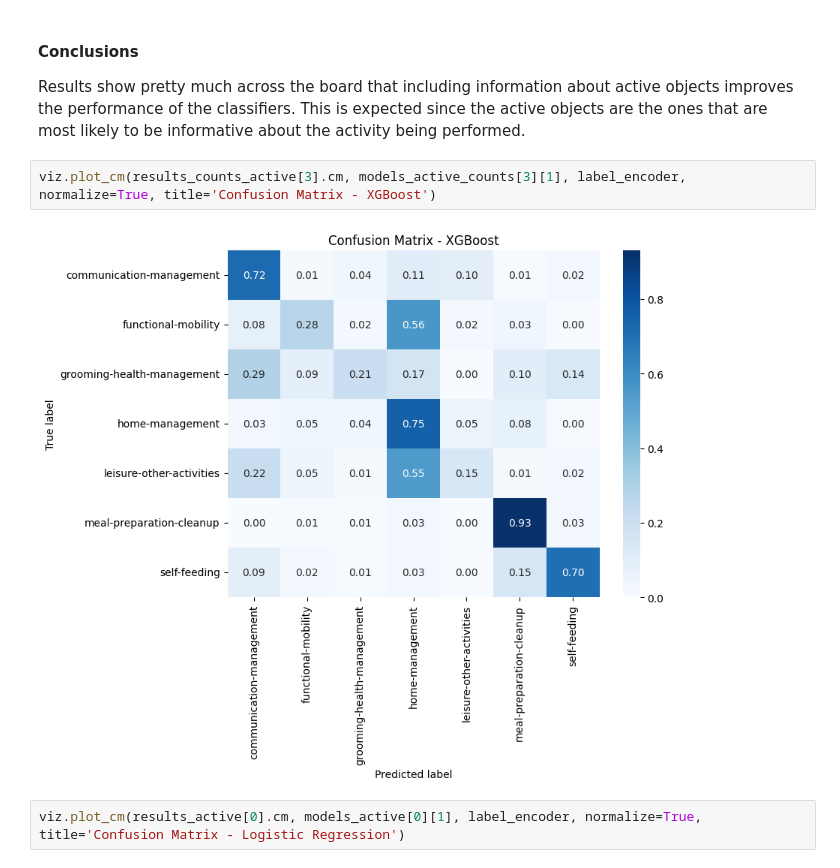
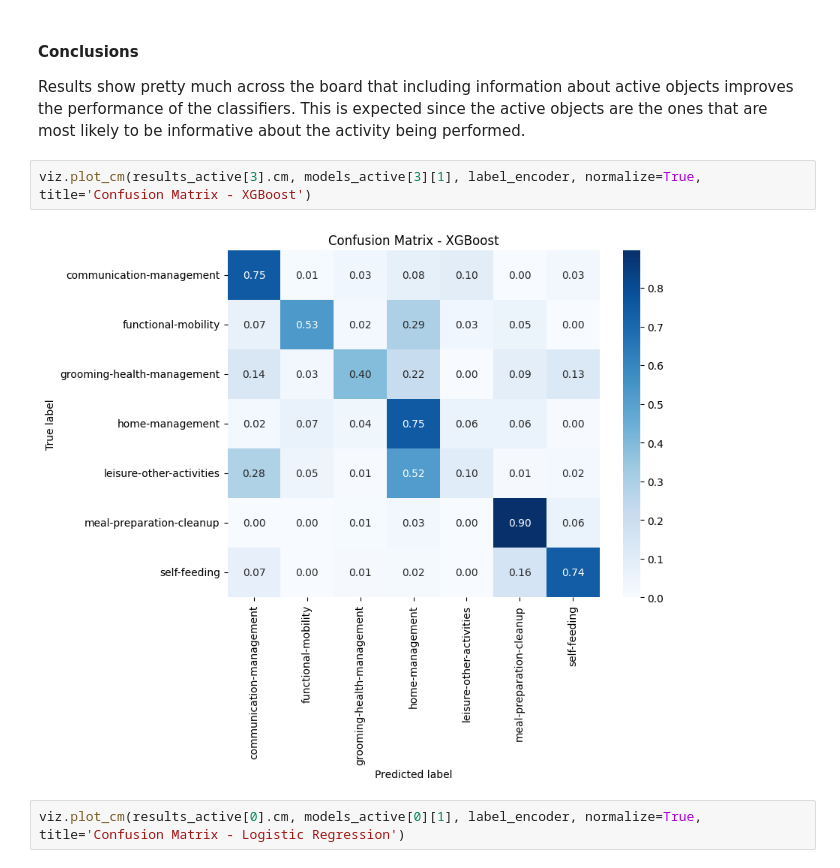
Before and after one commit to adeshkadambi/EgoVizML, a Jupyter notebook: analysis/10_binary_detections_active.ipynb, the cells around one changed output. Saved outputs shown, nothing was run; the diff lists cells and outputs as text.

Commit message:
qualitative figure and all analysis

```diff
--- a/analysis/10_binary_detections_active.ipynb
+++ b/analysis/10_binary_detections_active.ipynb
@@ -375,9 +416,9 @@ ev.display_pct_table(results_counts_inactive_df)
 
 Results show pretty much across the board that including information about active objects improves the performance of the classifiers. This is expected since the active objects are the ones that are most likely to be informative about the activity being performed.
 # %%
-viz.plot_cm(results_counts_active[3].cm, models_active_counts[3][1], label_encoder, normalize=True, title='Confusion Matrix - XGBoost')
+viz.plot_cm(results_active[3].cm, models_active[3][1], label_encoder, normalize=True, title='Confusion Matrix - XGBoost')
 # %% [output]
-[figure, old version]
+[figure, new version]
 # %%
 viz.plot_cm(results_active[0].cm, models_active[0][1], label_encoder, normalize=True, title='Confusion Matrix - Logistic Regression')
 # %% [output]
```
Also changed, not shown: parts of 21 cells of this notebook, 3 other files.
